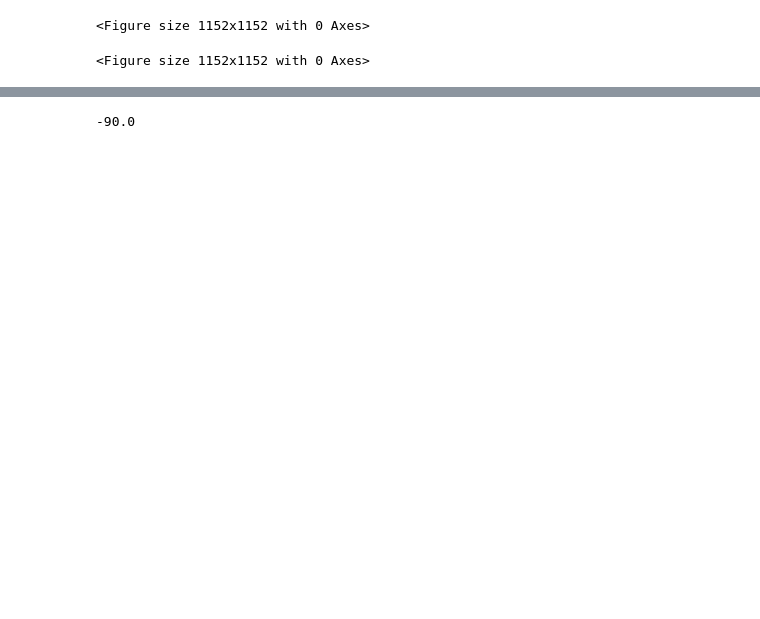
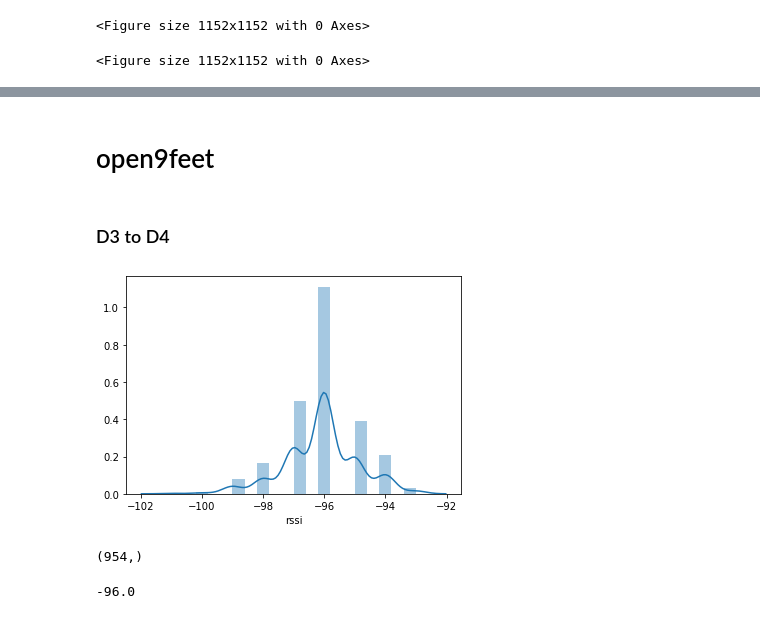
Before and after one commit to kavindaperera/nova-shield-proximity-classification, a Jupyter notebook: Data-Preprocessing.ipynb, the cells around one changed output, grey strips where cells are left out. Drawn from its saved outputs; the diff is of its cells as text; code cells hidden in the pictures; blank space fills up the shorter version.

```diff
--- a/Data-Preprocessing.ipynb
+++ b/Data-Preprocessing.ipynb
@@ -54,4 +59,20 @@ plt.show()
+# %% [markdown]
+# open9feet
+# %% [markdown]
+### D3 to D4
+# %%
+path_d3tod4 = './dataset/open9feet/raw/D3_to_D4.csv'
+df_d3tod4 = pd.read_csv(path_d3tod4)
+open9feet_d3tod4 = df_d3tod4['rssi']
+sns.distplot(open9feet_d3tod4)
+plt.show()
+# %% [output]
+[figure, added]
+# %%
+open9feet_d3tod4.shape
+# %% [output]
+(954,)
 # %%
-open9feet.median()
+open9feet_d3tod4.median()
 # %% [output]
--90.0
+-96.0
```
Also changed, not shown: parts of 25 cells of this notebook, 8 other files.
